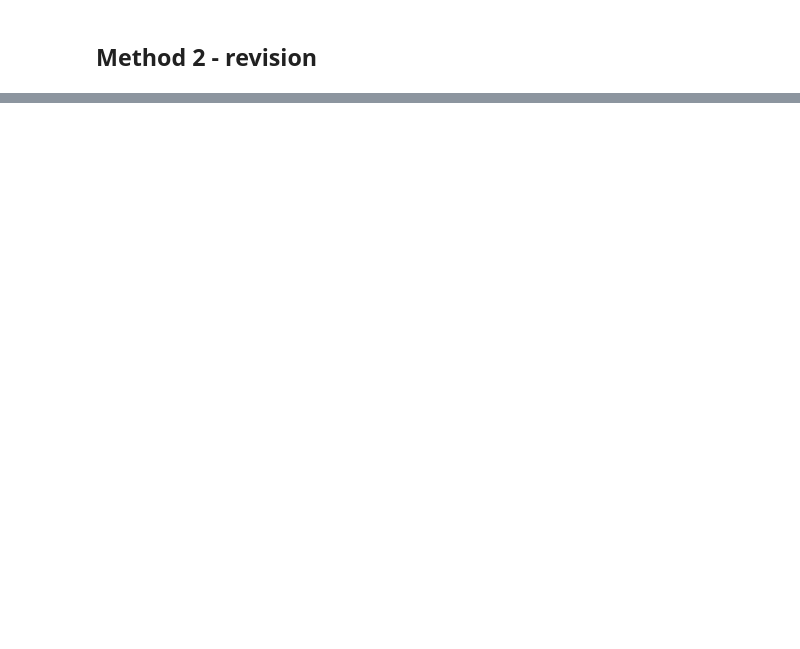
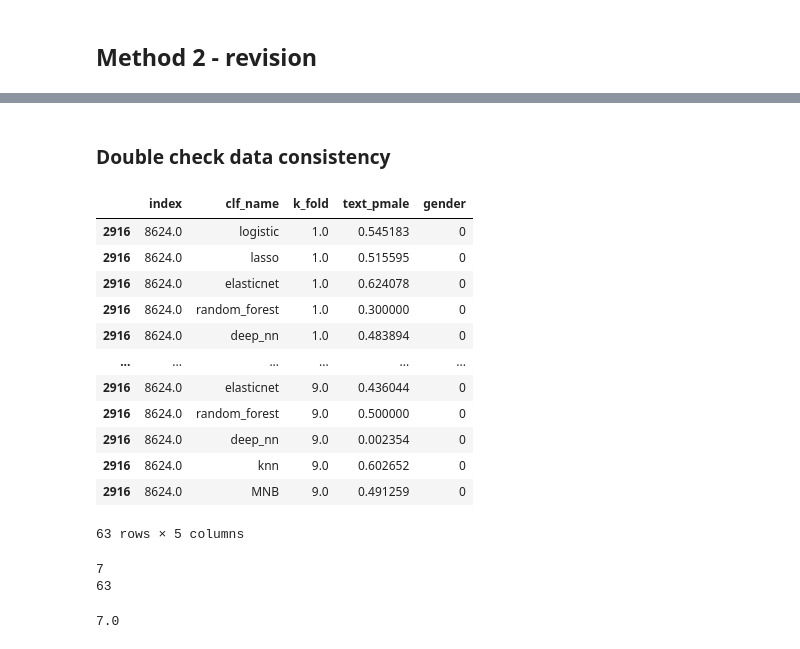
Before and after one commit to Liam-LT/NLP-TweetProfiler, a Jupyter notebook: Model1.ipynb, the cells around one changed output, grey strips where cells are left out. Saved outputs shown, nothing was run; the diff lists cells and outputs as text; code cells hidden in the pictures; blank space fills up the shorter version.

```diff
--- a/Model1.ipynb
+++ b/Model1.ipynb
@@ -775,0 +1094,28 @@ m2_lv1_df_hideout.head(11)
+# %% [markdown]
+### Double check data consistency
+# %%
+m2_lv1_df_train_text[m2_lv1_df_train_text['index']==8624]
+# %% [output]
+|  | index | clf_name | k_fold | text_pmale | gender |
+| 2916 | 8624.0 | logistic | 1.0 | 0.545183 | 0 |
+| 2916 | 8624.0 | lasso | 1.0 | 0.515595 | 0 |
+| 2916 | 8624.0 | elasticnet | 1.0 | 0.624078 | 0 |
+| 2916 | 8624.0 | random_forest | 1.0 | 0.300000 | 0 |
+| 2916 | 8624.0 | deep_nn | 1.0 | 0.483894 | 0 |
+| ... | ... | ... | ... | ... | ... |
+| 2916 | 8624.0 | elasticnet | 9.0 | 0.436044 | 0 |
+| 2916 | 8624.0 | random_forest | 9.0 | 0.500000 | 0 |
+| 2916 | 8624.0 | deep_nn | 9.0 | 0.002354 | 0 |
+| 2916 | 8624.0 | knn | 9.0 | 0.602652 | 0 |
+| 2916 | 8624.0 | MNB | 9.0 | 0.491259 | 0 |
+63 rows × 5 columns
+# %%
+print (m2_lv1_df_train_text['index'].value_counts().min())
+print (m2_lv1_df_train_text['index'].value_counts().max())
+# %% [output]
+7
+63
+# %%
+63/9
+# %% [output]
+7.0
```
Also changed, not shown: parts of 74 cells of this notebook.
